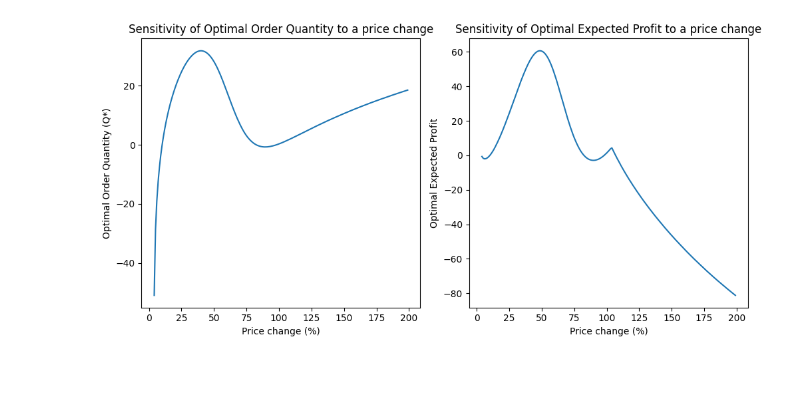
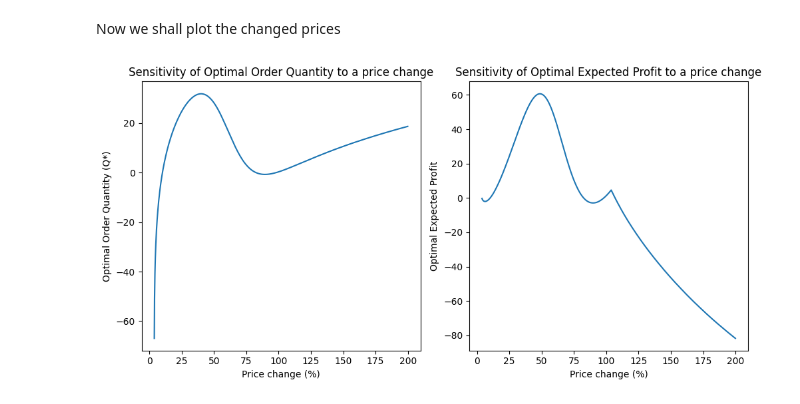
Before and after one commit to Marijn2404/TheThirdPiGame, a Jupyter notebook: Excercise part 7.ipynb, the cells around one changed output. Cells and saved outputs as stored; diff of their text form; code cells hidden in the pictures; blank space fills up the shorter version.

```diff
--- a/Excercise part 7.ipynb
+++ b/Excercise part 7.ipynb
@@ -1,37 +47,8 @@
+# %% [markdown]
+Now we shall plot the changed prices
 # %%
-import numpy as np
-import plotly.express as px
-from scipy.stats import norm
-import matplotlib.pyplot as plt
-
-def priceDemandFunc(delta_price):
-    return ( 1 / ( 1 + np.exp(6-delta_price/10) ) - 0.0025 )
-
-def calculateOptimalOrderQuantity(p,p_L,c,c_s,stdevDemand, meanDemand):
-    overage_cost = p - c
-    underage_cost = c + c_s - p_L
-    quantile = overage_cost / ( overage_cost + underage_cost)
-    optimalQuantity = norm.ppf(quantile, loc=meanDemand, scale=stdevDemand)
-    return optimalQuantity
-
-def calculateOptimalProfit(p,p_L,c,c_s,Q_star, meanDemand):
-    s = Q_star - meanDemand
-    profit = -Q_star * c - max(0,s) * c_s + min(Q_star, meanDemand) * p + max(0,s) * p_L
-    return profit
-
-cost_increase = 1.25
-
-stdevDemand = 42.255709
-meanDemand = 66.527485
-
-cost = 3.85 * cost_increase
-price = 4.64
-priceLow = 0.15
-shippingCost = 0.11 * cost_increase
-
-optimalOrderQuantity = calculateOptimalOrderQuantity(price,priceLow,cost,shippingCost,stdevDemand,meanDemand)
 # Optimal order quantity vs shipping expenses
-price_values_change = np.arange(0, 2, 0.01)  # Adjust the range as needed
+price_values_change = np.arange(0, 2, 0.001)  # Adjust the range as needed
 
 # Lists to store the results
 optimal_quantity = []
@@ -40,33 +57,33 @@ optimal_profit = []
 # Calculate Q* and optimal profit for each cS value
 for price_change in price_values_change:
     current_price = (1+price_change) * price
     current_priceLow = (1+price_change) * priceLow
     #demand = meanDemand / (1 + (priceDemandFunc(price_change * 100)))
     demand = meanDemand * (1 - (priceDemandFunc(price_change * 100)))
-    Q_star = calculateOptimalOrderQuantity( current_price, current_priceLow, cost, shippingCost, stdevDemand, demand)
+    Q_star = calculateOptimalOrderQuantity( current_price, current_priceLow, newCost, newShippingCost, stdevDemand, demand)
     optimal_quantity.append(Q_star)
-    profit = calculateOptimalProfit(current_price, current_priceLow, cost, shippingCost, Q_star, demand)
+    profit = calculateOptimalProfit(current_price, current_priceLow, newCost, newShippingCost, Q_star, demand)
     optimal_profit.append(profit)
 
 # Plotting the sensitivity graphs
 plt.figure(figsize=(10, 5))
 
 # Sensitivity graph for Q*
 plt.subplot(1, 2, 1)
 plt.plot(price_values_change*100, optimal_quantity)
 plt.xlabel('Price change (%)')
 plt.ylabel('Optimal Order Quantity (Q*)')
 plt.title('Sensitivity of Optimal Order Quantity to a price change')
 
 # Sensitivity graph for optimal profit
 plt.subplot(1, 2, 2)
 plt.plot(price_values_change*100, optimal_profit)
 plt.xlabel('Price change (%)')
 plt.ylabel('Optimal Expected Profit')
 plt.title('Sensitivity of Optimal Expected Profit to a price change')
 
 # Display the plots
 plt.tight_layout()
 plt.show()
 # %% [output]
-[figure, old version]
+[figure, new version]
```
Also changed, not shown: parts of 6 cells of this notebook, 5 other files.
